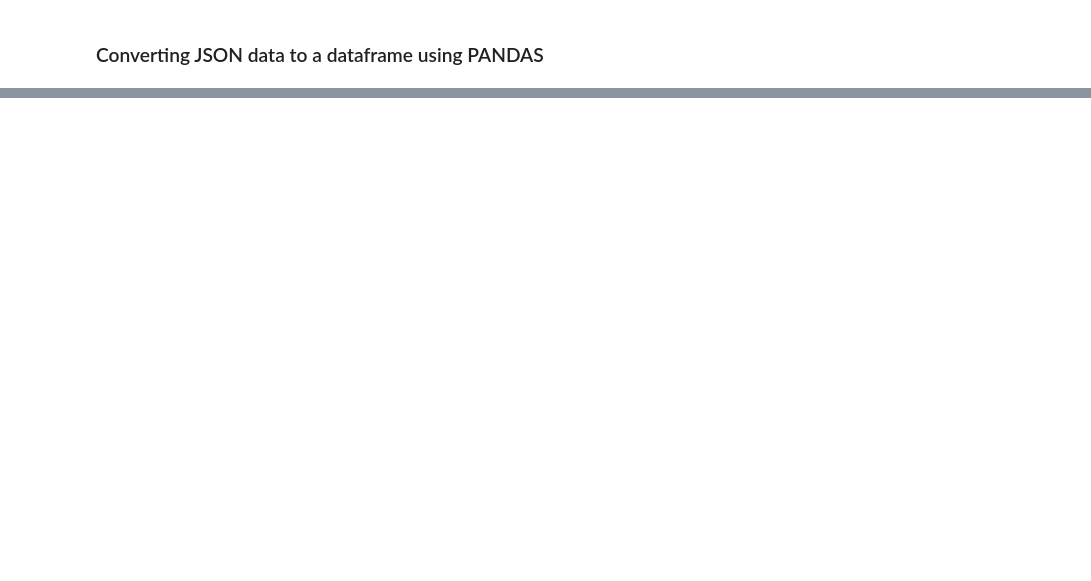
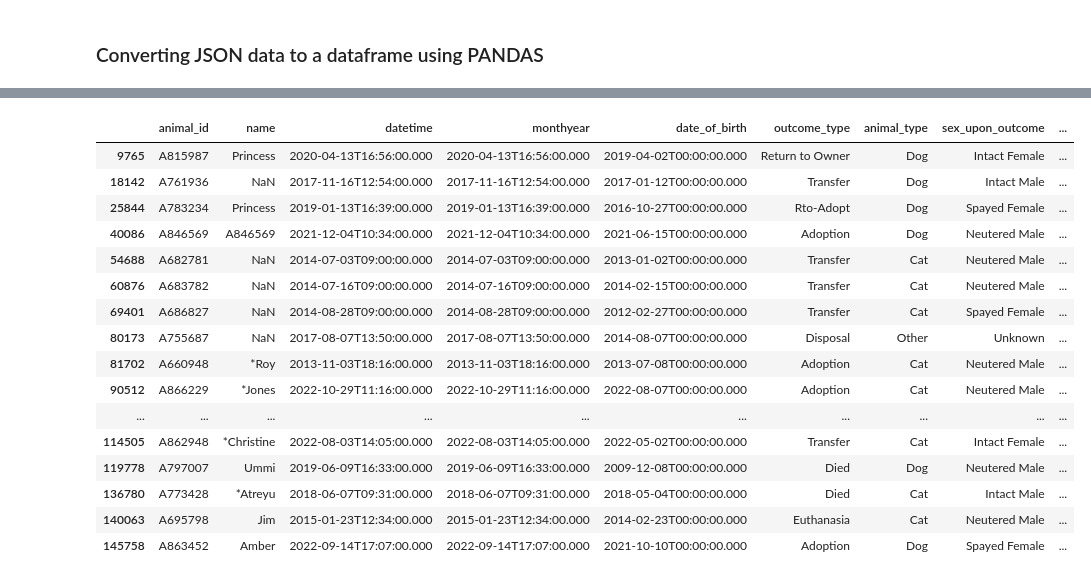
Before and after one commit to a-messmer/AAC_prelim_data_analysis_project, a Jupyter notebook: Project-api.ipynb, the cells around one changed output, grey strips where cells are left out. Cells and saved outputs as stored; diff of their text form; code cells hidden in the pictures; blank space fills up the shorter version.

```diff
--- a/Project-api.ipynb
+++ b/Project-api.ipynb
@@ -97,0 +194,21 @@ merged_df
+# %%
+# show key features-based duplicates with identical animal_id, datetime, monthyear (except for first occurrence)
+animal_outcome_df[animal_outcome_df[["animal_id", "datetime", "monthyear"]].duplicated()]
+# %% [output]
+|  | animal_id | name | datetime | monthyear | date_of_birth | outcome_type | animal_type | sex_upon_outcome | ... |
+| 9765 | A815987 | Princess | 2020-04-13T16:56:00.000 | 2020-04-13T16:56:00.000 | 2019-04-02T00:00:00.000 | Return to Owner | Dog | Intact Female | ... |
+| 18142 | A761936 | NaN | 2017-11-16T12:54:00.000 | 2017-11-16T12:54:00.000 | 2017-01-12T00:00:00.000 | Transfer | Dog | Intact Male | ... |
+| 25844 | A783234 | Princess | 2019-01-13T16:39:00.000 | 2019-01-13T16:39:00.000 | 2016-10-27T00:00:00.000 | Rto-Adopt | Dog | Spayed Female | ... |
+| 40086 | A846569 | A846569 | 2021-12-04T10:34:00.000 | 2021-12-04T10:34:00.000 | 2021-06-15T00:00:00.000 | Adoption | Dog | Neutered Male | ... |
+| 54688 | A682781 | NaN | 2014-07-03T09:00:00.000 | 2014-07-03T09:00:00.000 | 2013-01-02T00:00:00.000 | Transfer | Cat | Neutered Male | ... |
+| 60876 | A683782 | NaN | 2014-07-16T09:00:00.000 | 2014-07-16T09:00:00.000 | 2014-02-15T00:00:00.000 | Transfer | Cat | Neutered Male | ... |
+| 69401 | A686827 | NaN | 2014-08-28T09:00:00.000 | 2014-08-28T09:00:00.000 | 2012-02-27T00:00:00.000 | Transfer | Cat | Spayed Female | ... |
+| 80173 | A755687 | NaN | 2017-08-07T13:50:00.000 | 2017-08-07T13:50:00.000 | 2014-08-07T00:00:00.000 | Disposal | Other | Unknown | ... |
+| 81702 | A660948 | *Roy | 2013-11-03T18:16:00.000 | 2013-11-03T18:16:00.000 | 2013-07-08T00:00:00.000 | Adoption | Cat | Neutered Male | ... |
+| 90512 | A866229 | *Jones | 2022-10-29T11:16:00.000 | 2022-10-29T11:16:00.000 | 2022-08-07T00:00:00.000 | Adoption | Cat | Neutered Male | ... |
+| ... | ... | ... | ... | ... | ... | ... | ... | ... | ... |
+| 114505 | A862948 | *Christine | 2022-08-03T14:05:00.000 | 2022-08-03T14:05:00.000 | 2022-05-02T00:00:00.000 | Transfer | Cat | Intact Female | ... |
+| 119778 | A797007 | Ummi | 2019-06-09T16:33:00.000 | 2019-06-09T16:33:00.000 | 2009-12-08T00:00:00.000 | Died | Dog | Neutered Male | ... |
+| 136780 | A773428 | *Atreyu | 2018-06-07T09:31:00.000 | 2018-06-07T09:31:00.000 | 2018-05-04T00:00:00.000 | Died | Cat | Intact Male | ... |
+| 140063 | A695798 | Jim | 2015-01-23T12:34:00.000 | 2015-01-23T12:34:00.000 | 2014-02-23T00:00:00.000 | Euthanasia | Cat | Neutered Male | ... |
+| 145758 | A863452 | Amber | 2022-09-14T17:07:00.000 | 2022-09-14T17:07:00.000 | 2021-10-10T00:00:00.000 | Adoption | Dog | Spayed Female | ... |
```
Also changed, not shown: parts of 98 cells of this notebook.
